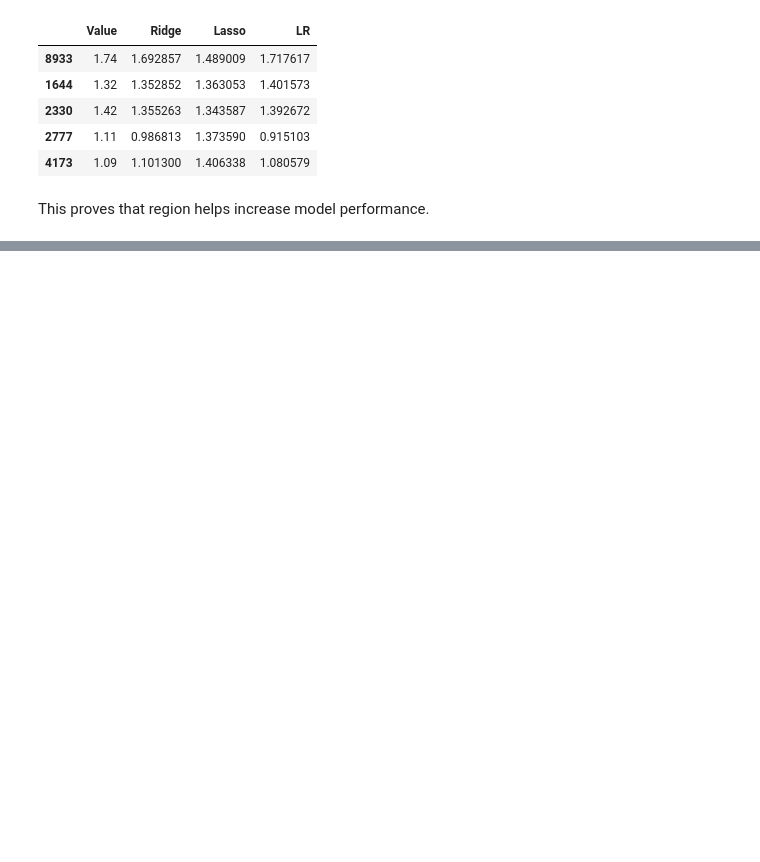
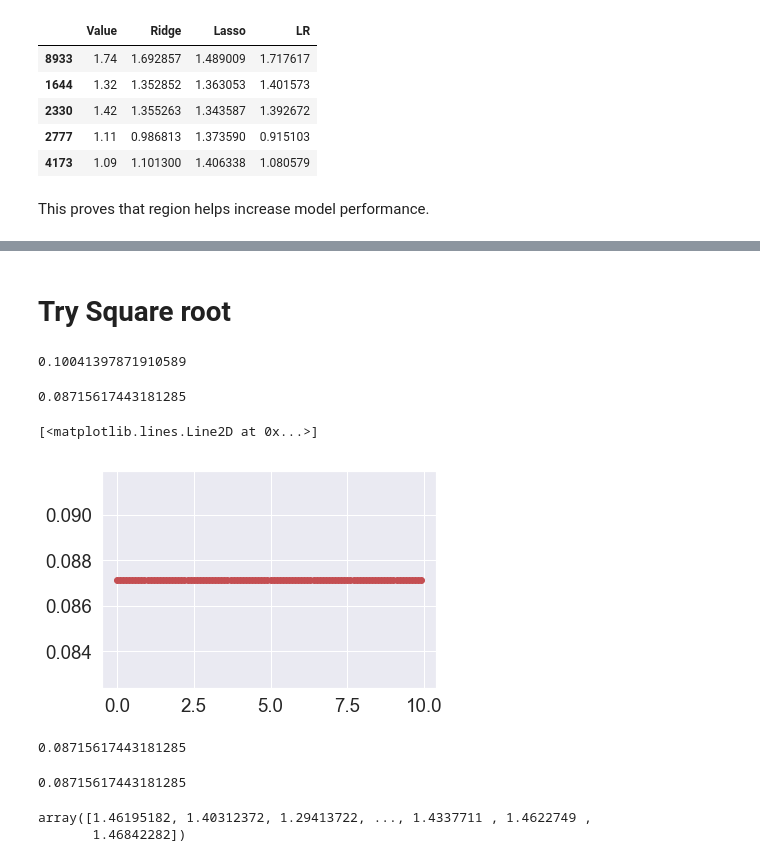
Before and after one commit to leducsang97/Avocado, a Jupyter notebook: Avocado.ipynb, the cells around one changed output, grey strips where cells are left out. Cells and saved outputs as stored; diff of their text form; code cells hidden in the pictures; blank space fills up the shorter version.

```diff
--- a/Avocado.ipynb
+++ b/Avocado.ipynb
@@ -301,0 +291,40 @@ x_test.head()
+# %% [markdown]
+# Try Square root
+# %%
+y_test_sqrt = np.sqrt(y_test)
+y_train_sqrt = np.sqrt(y_train)
+# %%
+reg_sqrt = LinearRegression().fit(x_train, y_train_sqrt)
+mean_squared_error(y_test_sqrt, reg.predict(x_test))
+# %% [output]
+0.10041397871910589
+# %%
+lasso_sqrt = linear_model.Lasso(alpha=0.2).fit(x_train, y_train_sqrt)
+mean_squared_error(y_test_sqrt, lasso.predict(x_test))
+# %% [output]
+0.08715617443181285
+# %%
+lasso_sqrt_coef_region = []
+for i in range (100):
+    lasso_sqrt = linear_model.Lasso(alpha=0.1*i).fit(x_train, y_train_sqrt)
+    lasso_sqrt_coef_region.append( mean_squared_error(y_test_sqrt, lasso.predict(x_test)))
+
+plt.plot(index, lasso_sqrt_coef_region, 'ro')
+# %% [output]
+[<matplotlib.lines.Line2D at 0x...>]
+[figure, added]
+# %%
+lasso_sqrt = linear_model.Lasso(alpha=0.1).fit(x_train, y_train_sqrt)
+mean_squared_error(y_test_sqrt, lasso.predict(x_test))
+# %% [output]
+0.08715617443181285
+# %%
+lasso_sqrt = linear_model.Lasso(alpha=0.1).fit(x_train, y_train_sqrt)
+mean_squared_error(y_test_sqrt, lasso.predict(x_test))
+# %% [output]
+0.08715617443181285
+# %%
+lasso.predict(x_test)
+# %% [output]
+array([1.46195182, 1.40312372, 1.29413722, ..., 1.4337711 , 1.4622749 ,
+       1.46842282])
```
Also changed, not shown: parts of 18 cells of this notebook.
